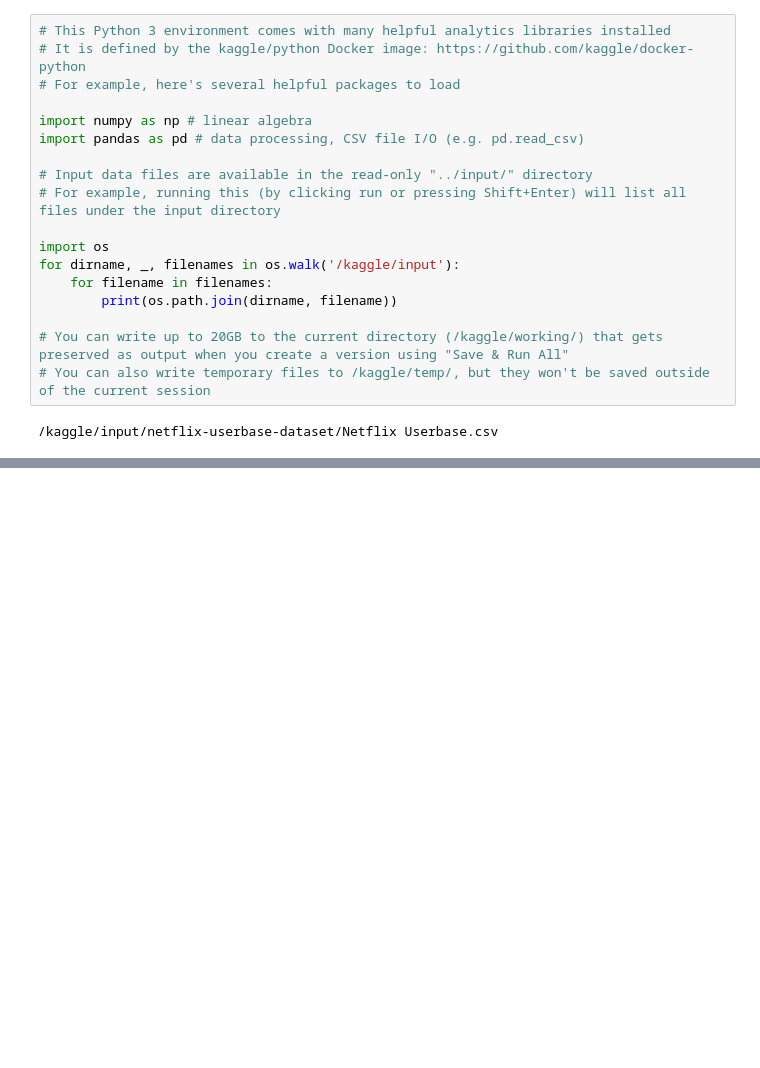
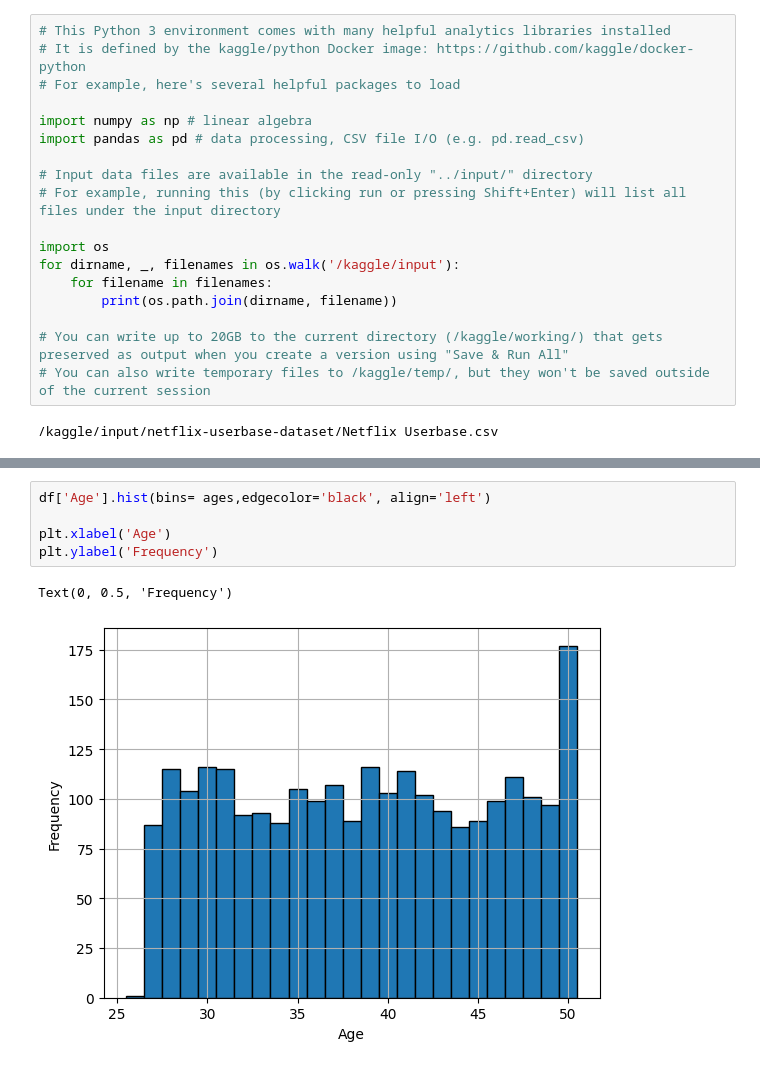
Before and after one commit to CesarB2025/Netflix-dataset, a Jupyter notebook: netflix.ipynb, the cells around one changed output, grey strips where cells are left out. Cells and saved outputs as stored; diff of their text form; blank space fills up the shorter version.

```diff
--- a/netflix.ipynb
+++ b/netflix.ipynb
@@ -84,0 +184,8 @@ plt.ylim(700,1000)
+# %%
+df['Age'].hist(bins= ages,edgecolor='black', align='left')
+
+plt.xlabel('Age')
+plt.ylabel('Frequency')
+# %% [output]
+Text(0, 0.5, 'Frequency')
+[figure, added]
```
Also changed, not shown: parts of 49 cells of this notebook.
